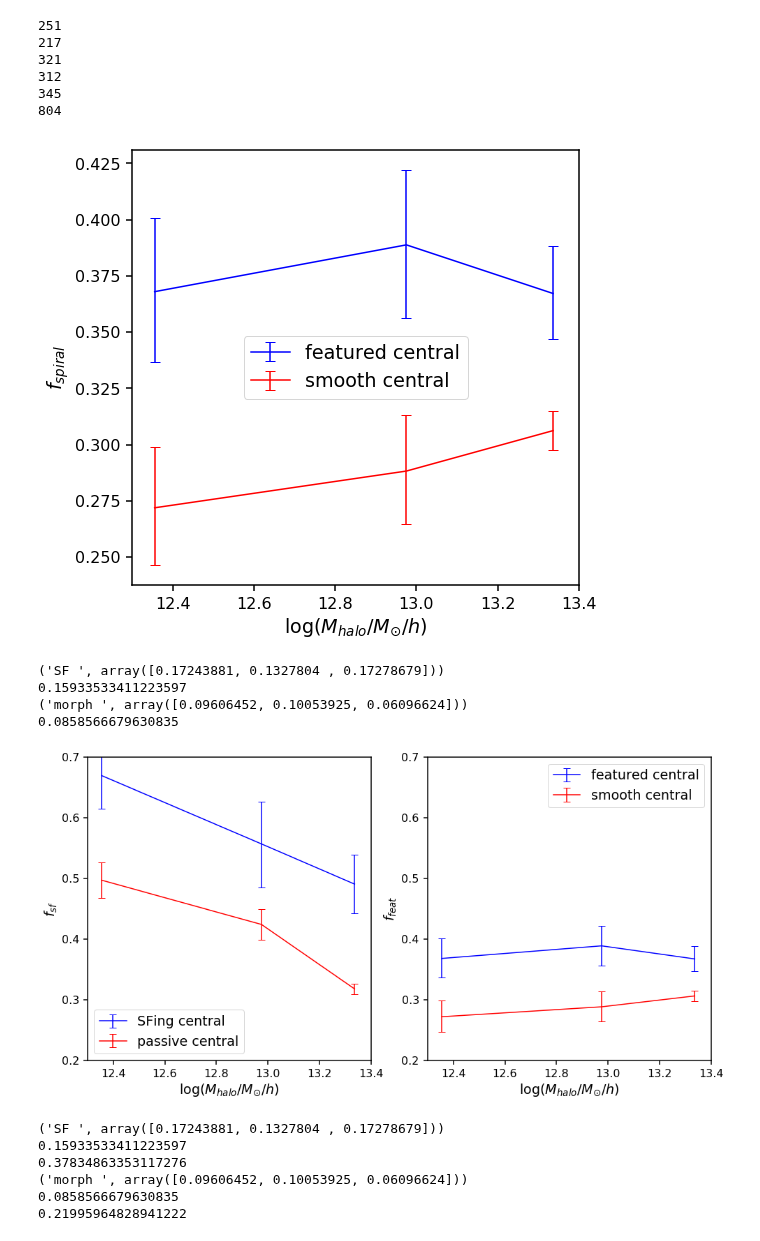
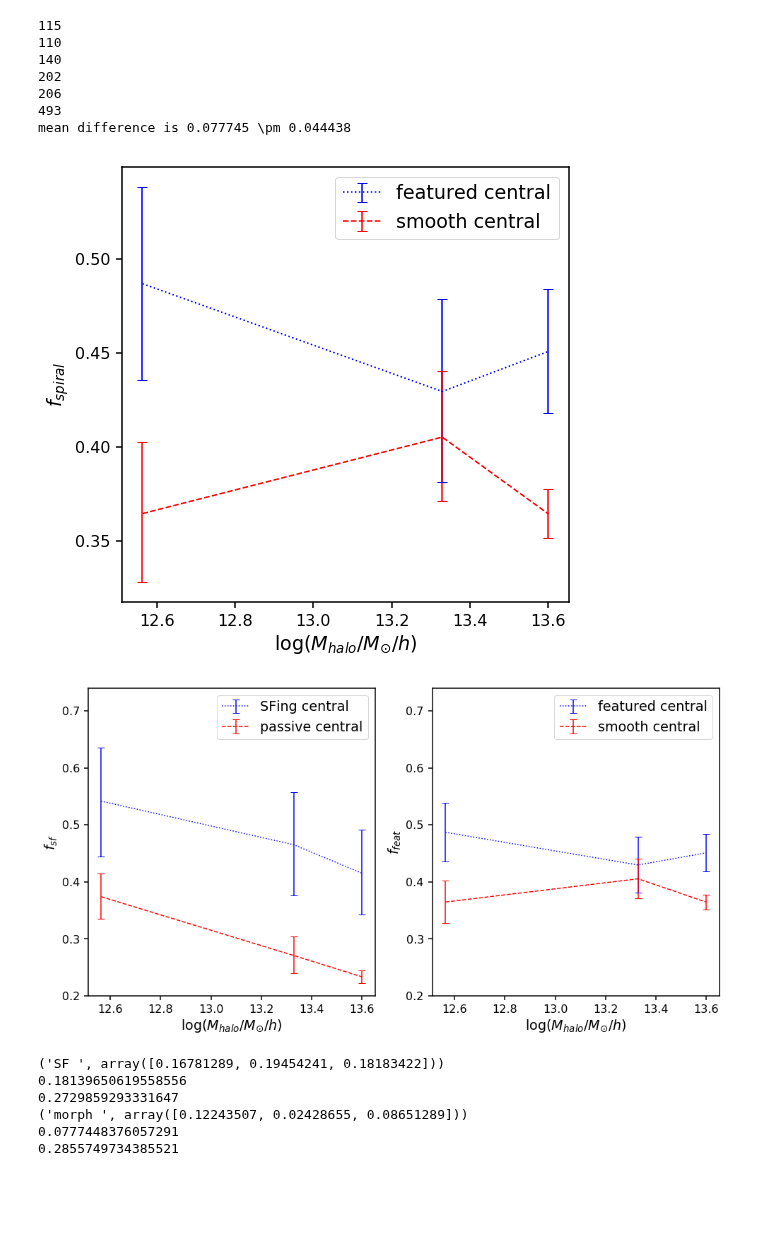
Before and after one commit to jaotter/Otter-Research-2017, a Jupyter notebook: halo_mass_fraction.ipynb, the cells around one changed output. Drawn from its saved outputs; the diff is of its cells as text; code cells hidden in the pictures; blank space fills up the shorter version.

```diff
--- a/halo_mass_fraction.ipynb
+++ b/halo_mass_fraction.ipynb
@@ -19,8 +19,8 @@ H0 = 70.
 cosmo = FlatLambdaCDM(H0, Om0=0.3)
 h = H0/100
 # %%
-group_table = Table(fits.getdata('group_table_update.fits'))
-galaxy_table = Table(fits.getdata('galaxy_table_update.fits'))
+group_table = Table(fits.getdata('group_table_update_cmplt.fits'))
+galaxy_table = Table(fits.getdata('galaxy_table_update_cmplt.fits'))
 
 #cell initializing different indices for use later
 #group_table indices
@@ -54,9 +54,12 @@ def halo_mass_frac(fracs, nums, hmasses, labels, ylabel, nbins=4):
 
     c = 0.95
     colors = ['b', 'r']
+    linestyles = [':', '--']
 
     all_mass = np.concatenate(hmasses)
     mbins = np.percentile(all_mass, np.arange(0,100,100/(nbins+1)))
+    plot_arrs = []
+    plot_errs = []
     for i in range(len(fracs)): #loop thru arrays in fracs
         mass_hist, b = np.histogram(hmasses[i], density=False, bins=mbins)
         whichmassbin = np.digitize(hmasses[i], mbins[:-1]) #this gives which # mass bin each entry is in
@@ -83,11 +86,20 @@ def halo_mass_frac(fracs, nums, hmasses, labels, ylabel, nbins=4):
             bin_plot_pts.append((mbins[b] + mbins[b+1])/2)
 
         frac_err = np.transpose(frac_err)
-        plt.errorbar(bin_plot_pts, binned_fracs, yerr=frac_err, capsize=5, color=colors[i], label=labels[i])
+        plt.errorbar(bin_plot_pts, binned_fracs, yerr=frac_err, capsize=5, color=colors[i], label=labels[i], linestyle=linestyles[i])
+        plot_arrs.append(binned_fracs)
+        plot_errs.append(frac_err)
     plt.legend()
     plt.xlabel(r'$\log (M_{halo}/M_{\odot}/h)$')
     plt.ylabel(ylabel)
-    plt.xlim(12.3, 13.4)
+    #plt.xlim(12.3, 13.4)
+
+    diff = np.mean(plot_arrs[0]) - np.mean(plot_arrs[1])
+    mean1err = np.sqrt(np.sum(plot_errs[0]**2))/len(plot_arrs[0])
+    mean2err = np.sqrt(np.sum(plot_errs[1]**2))/len(plot_arrs[1])
+    total_err = np.sqrt(mean1err**2 + mean2err**2)
+
+    print('mean difference is %f \pm %f' % (diff, total_err))
     return f
 # %%
 plt.style.use(mpl_style.style1)
@@ -205,13 +223,14 @@ halo_mass_arrs = [spiral_cent_halo_mass, smooth_cent_halo_mass]
 fig2 = halo_mass_frac(frac_arrs, num_arrs, halo_mass_arrs, ['featured central', 'smooth central'], r'$f_{spiral}$', nbins=3)
 plt.show()
 # %% [output]
-251
-217
-321
-312
-345
-804
+115
+110
+140
+202
+206
+493
+mean difference is 0.077745 \pm 0.044438
-[figure, old version]
+[figure, new version]
 # %%
 fig = plt.figure(figsize=(16,8))
 plt.subplot(1,2,1)
@@ -221,47 +240,45 @@ xpts = [x[0] for x in fig1.gca().get_lines()[0].get_xydata()]
 sfing_cent_ssfr_line = np.array([x[1] for x in fig1.gca().get_lines()[0].get_xydata()])
 sfing_cent_ssfr_lower = sfing_cent_ssfr_line - np.array([x[1] for x in fig1.gca().get_lines()[1].get_xydata()])
 sfing_cent_ssfr_upper = np.array([x[1] for x in fig1.gca().get_lines()[2].get_xydata()]) - sfing_cent_ssfr_line
 
 passive_cent_ssfr_line = np.array([x[1] for x in fig1.gca().get_lines()[3].get_xydata()])
 passive_cent_ssfr_lower = passive_cent_ssfr_line - np.array([x[1] for x in fig1.gca().get_lines()[4].get_xydata()])
 passive_cent_ssfr_upper = np.array([x[1] for x in fig1.gca().get_lines()[5].get_xydata()]) - passive_cent_ssfr_line
 
-plt.errorbar(xpts, sfing_cent_ssfr_line, yerr=[sfing_cent_ssfr_lower, sfing_cent_ssfr_upper], color='b', label='SFing central', capsize=5)
-plt.errorbar(xpts, passive_cent_ssfr_line, yerr=[passive_cent_ssfr_lower, passive_cent_ssfr_upper], color='r', label='passive central', capsize=5)
+plt.errorbar(xpts, sfing_cent_ssfr_line, yerr=[sfing_cent_ssfr_lower, sfing_cent_ssfr_upper], color='b', label='SFing central', capsize=5, linestyle=':')
+plt.errorbar(xpts, passive_cent_ssfr_line, yerr=[passive_cent_ssfr_lower, passive_cent_ssfr_upper], color='r', label='passive central', capsize=5, linestyle='--')
 
 plt.xlabel(r'$\log (M_{halo}/M_{\odot}/h)$')
 plt.ylabel(r'$f_{sf}$')
-plt.ylim(0.2,0.7)
+plt.ylim(0.2,0.74)
 plt.legend()
-plt.xlim(12.3,13.4)
+#plt.xlim(12.3,13.4)
 
 plt.subplot(1,2,2)
 xpts = [x[0] for x in fig2.gca().get_lines()[0].get_xydata()]
 
 spiral_cent_ssfr_line = np.array([x[1] for x in fig2.gca().get_lines()[0].get_xydata()])
 spiral_cent_ssfr_lower = spiral_cent_ssfr_line - np.array([x[1] for x in fig2.gca().get_lines()[1].get_xydata()])
 spiral_cent_ssfr_upper = np.array([x[1] for x in fig2.gca().get_lines()[2].get_xydata()]) - spiral_cent_ssfr_line
 
 smooth_cent_ssfr_line = np.array([x[1] for x in fig2.gca().get_lines()[3].get_xydata()])
 smooth_cent_ssfr_lower = smooth_cent_ssfr_line - np.array([x[1] for x in fig2.gca().get_lines()[4].get_xydata()])
 smooth_cent_ssfr_upper = np.array([x[1] for x in fig2.gca().get_lines()[5].get_xydata()]) - smooth_cent_ssfr_line
 
-plt.errorbar(xpts, spiral_cent_ssfr_line, yerr=[spiral_cent_ssfr_lower, spiral_cent_ssfr_upper], color='b', label='featured central', capsize=5)
-plt.errorbar(xpts, smooth_cent_ssfr_line, yerr=[smooth_cent_ssfr_lower, smooth_cent_ssfr_upper], color='r', label='smooth central', capsize=5)
+plt.errorbar(xpts, spiral_cent_ssfr_line, yerr=[spiral_cent_ssfr_lower, spiral_cent_ssfr_upper], color='b', label='featured central', capsize=5, linestyle=':')
+plt.errorbar(xpts, smooth_cent_ssfr_line, yerr=[smooth_cent_ssfr_lower, smooth_cent_ssfr_upper], color='r', label='smooth central', capsize=5, linestyle='--')
 
 plt.xlabel(r'$\log (M_{halo}/M_{\odot}/h)$')
 plt.ylabel(r'$f_{feat}$')
-plt.ylim(0.2,0.7)
+plt.ylim(0.2,0.74)
 plt.legend()
-plt.xlim(12.3,13.4)
+#plt.xlim(12.3,13.4)
 plt.savefig('../plots/twopanel_hmass_frac.png', dpi=400)
 # %% [output]
-('SF ', array([0.17243881, 0.1327804 , 0.17278679]))
-0.15933533411223597
-('morph ', array([0.09606452, 0.10053925, 0.06096624]))
-0.0858566679630835
-[figure, old version]
+[figure, new version]
 # %%
+#I think this cell is wrong, error correctly implemented in main function
+
 print('SF ', sfing_cent_ssfr_line - passive_cent_ssfr_line)
 print(np.mean(sfing_cent_ssfr_line - passive_cent_ssfr_line))
 SF_err = sfing_cent_ssfr_upper - sfing_cent_ssfr_line
@@ -280,12 +297,12 @@ smooth_mean_err = np.sqrt(smooth_err[0]**2 + smooth_err[1]**2 + smooth_err[2]**2
 total_morph_err = np.sqrt(smooth_mean_err**2 + smooth_mean_err**2)
 print(total_morph_err)
 # %% [output]
-('SF ', array([0.17243881, 0.1327804 , 0.17278679]))
-0.15933533411223597
-0.37834863353117276
-('morph ', array([0.09606452, 0.10053925, 0.06096624]))
-0.0858566679630835
-0.21995964828941222
+('SF ', array([0.16781289, 0.19454241, 0.18183422]))
+0.18139650619558556
+0.2729859293331647
+('morph ', array([0.12243507, 0.02428655, 0.08651289]))
+0.0777448376057291
+0.2855749734385521
 # %%
 plt.style.use(mpl_style.style1)
 
```
Also changed, not shown: parts of 7 cells of this notebook, 1 other file.
